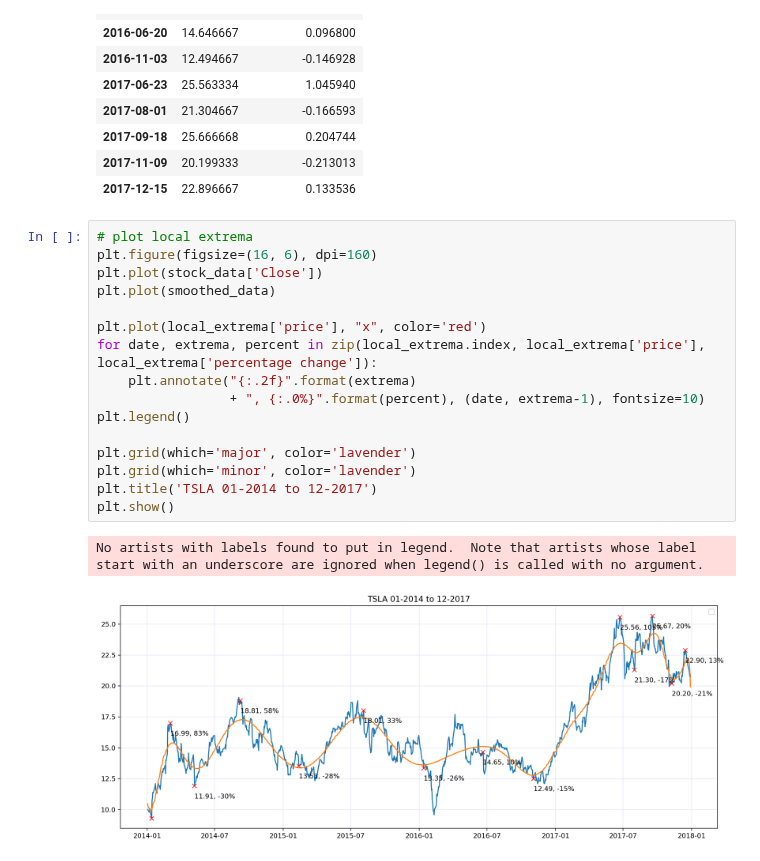
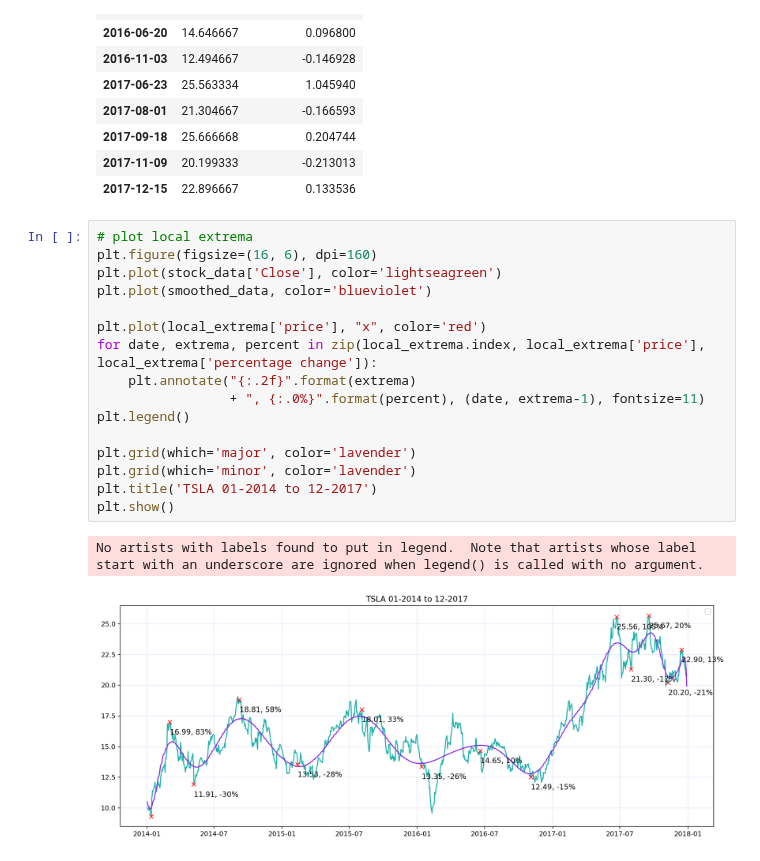
Before and after one commit to taliah-hl/stock-analyser, a Jupyter notebook: app/stock_ma_and_percantage.ipynb, the cells around one changed output. Saved outputs shown, nothing was run; the diff lists cells and outputs as text.

Commit message:
enhance plot color

```diff
--- a/app/stock_ma_and_percantage.ipynb
+++ b/app/stock_ma_and_percantage.ipynb
@@ -264,19 +264,19 @@ local_extrema
 # %%
 # plot local extrema
 plt.figure(figsize=(16, 6), dpi=160)
-plt.plot(stock_data['Close'])
-plt.plot(smoothed_data)
+plt.plot(stock_data['Close'], color='lightseagreen')
+plt.plot(smoothed_data, color='blueviolet')
 
 plt.plot(local_extrema['price'], "x", color='red')
 for date, extrema, percent in zip(local_extrema.index, local_extrema['price'], local_extrema['percentage change']):
     plt.annotate("{:.2f}".format(extrema)
-                 + ", {:.0%}".format(percent), (date, extrema-1), fontsize=10)
+                 + ", {:.0%}".format(percent), (date, extrema-1), fontsize=11)
 plt.legend()
 
 plt.grid(which='major', color='lavender')
 plt.grid(which='minor', color='lavender')
 plt.title('TSLA 01-2014 to 12-2017')
 plt.show()
 # %% [output]
 No artists with labels found to put in legend.  Note that artists whose label start with an underscore are ignored when legend() is called with no argument.
-[figure, old version]
+[figure, new version]
```
